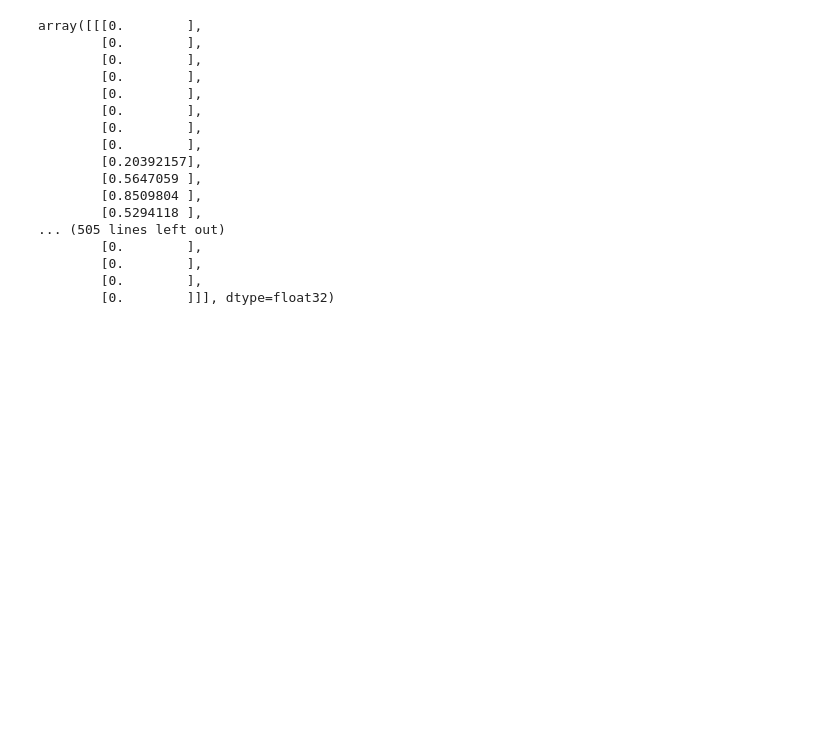
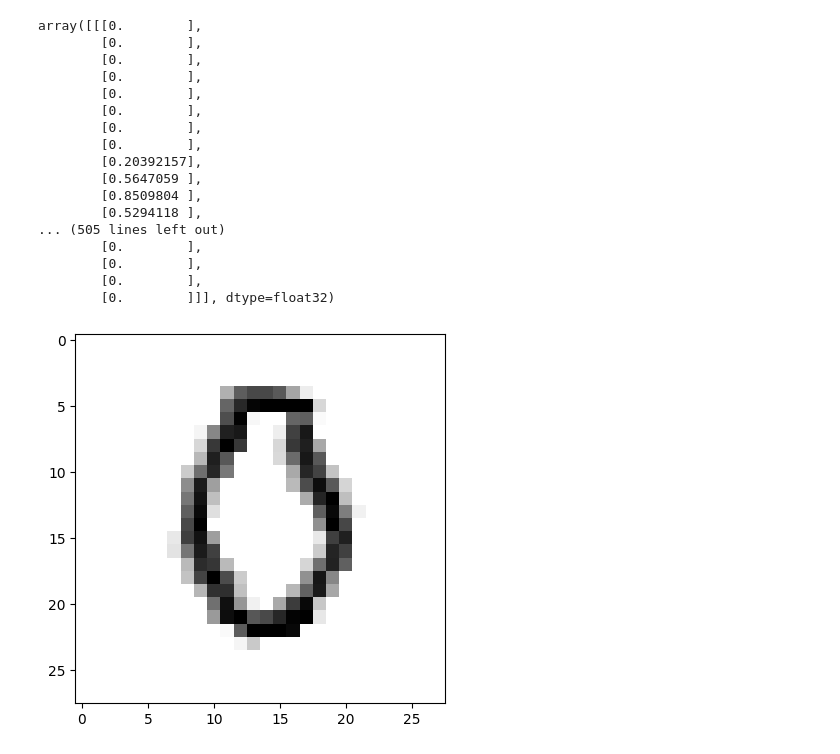
Before and after one commit to engelvinter/mnist, a Jupyter notebook: test.ipynb, the cells around one changed output. Saved outputs shown, nothing was run; the diff lists cells and outputs as text; code cells hidden in the pictures; blank space fills up the shorter version.

Commit message:
Adds invert funcion of a numpy array of images

```diff
--- a/test.ipynb
+++ b/test.ipynb
@@ -3,5 +3,5 @@ from functions import read_png_files, plot, deskew, remove_empty_lines, reshape_
 # %%
-a = read_png_files(r'/home/frepa/Src/nn/digits')
+a = read_png_files(r'/home/frepa/Src/mnist/digits')
 # %%
 a.shape
 # %% [output]
@@ -91,3 +91,9 @@ array([[[0.        ],
         [0.        ],
         [0.        ],
         [0.        ]]], dtype=float32)
+# %%
+d = invert(a)
+# %%
+plot(d[0])
+# %% [output]
+[figure, added]
```
Also changed, not shown: parts of 1 cell of this notebook, 1 other file.
